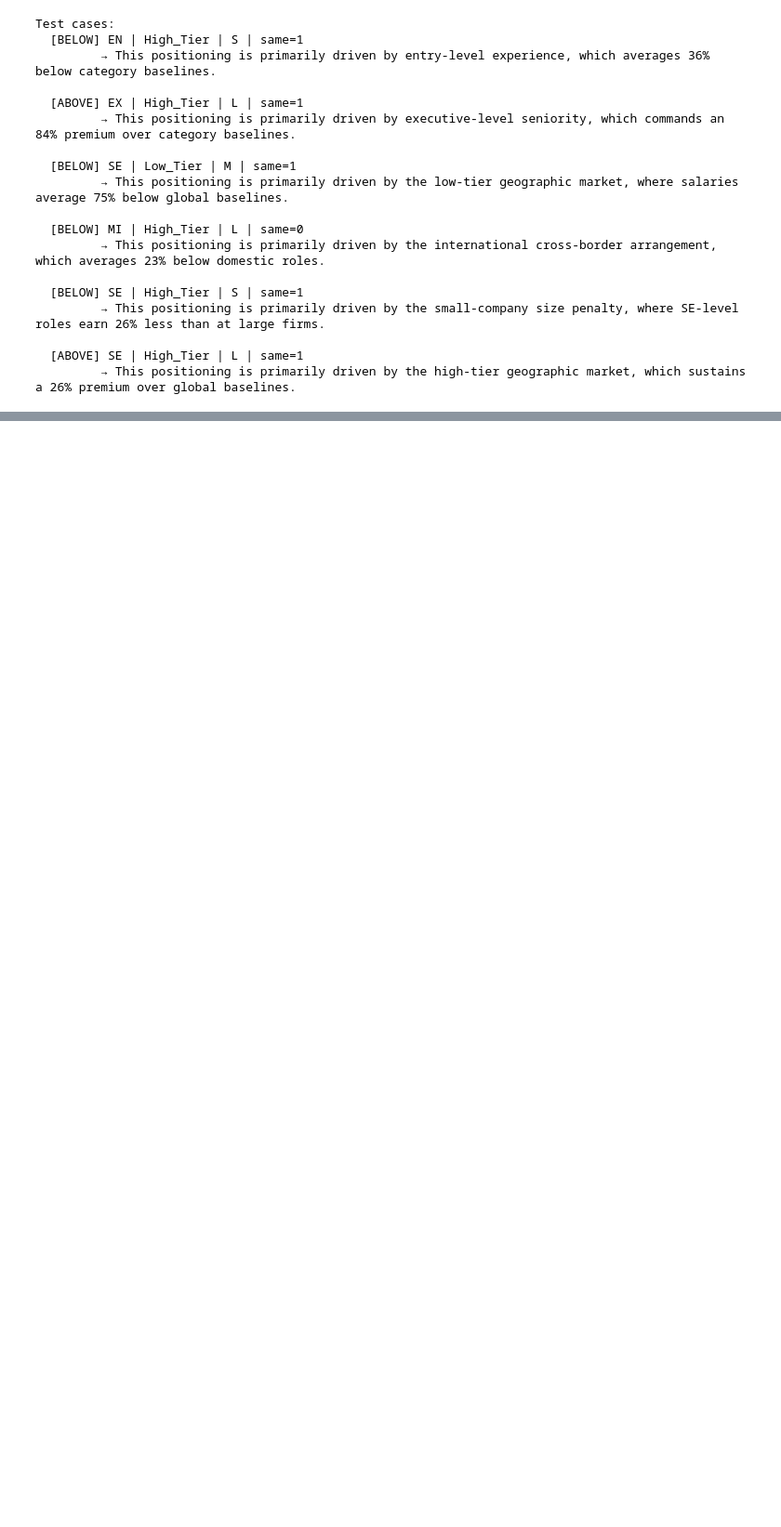
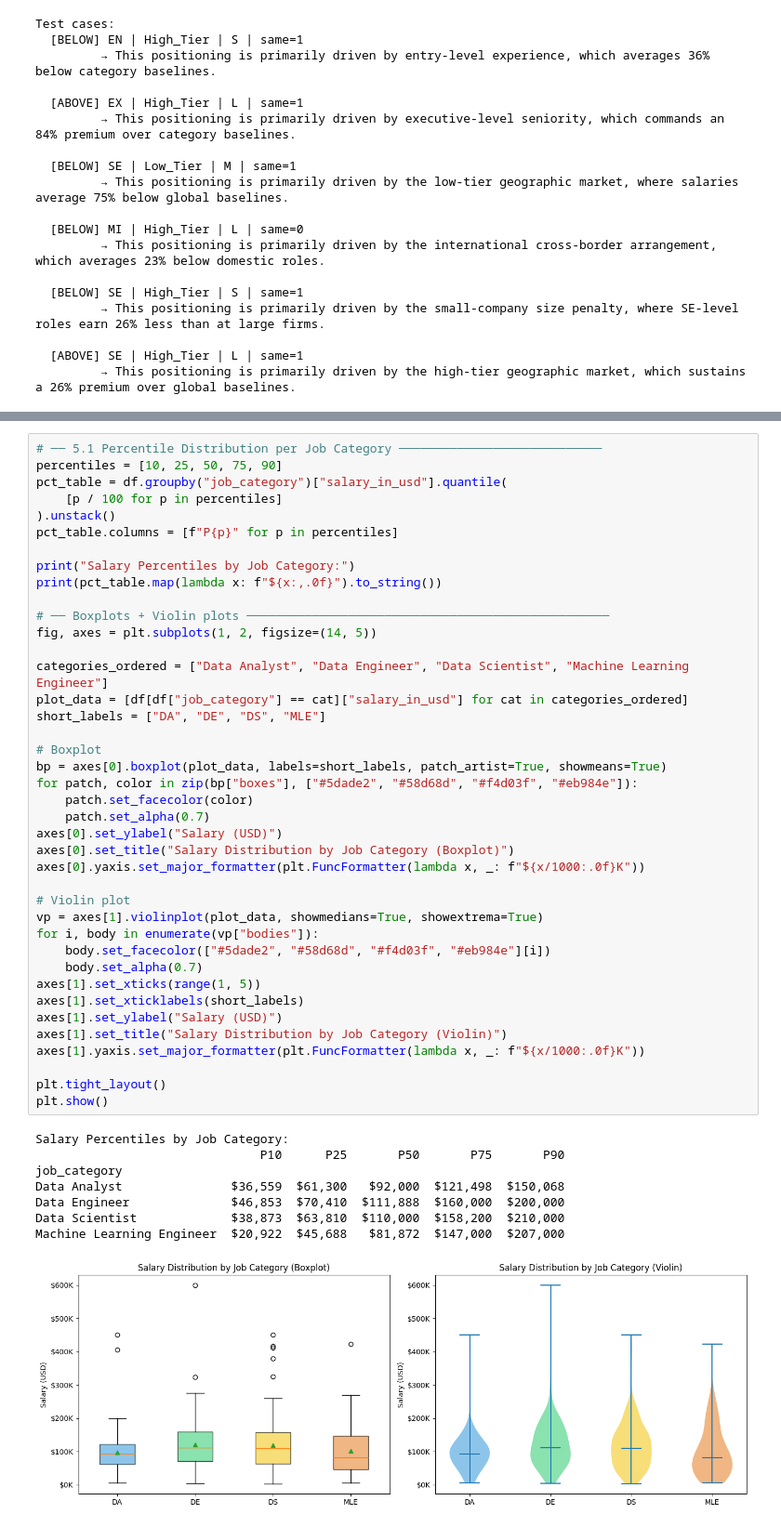
Before and after one commit to mahdizn1/salary-prediction-app, a Jupyter notebook: eda_feature_rules.ipynb, the cells around one changed output, grey strips where cells are left out. Shown at 93% size. Drawn from its saved outputs; the diff is of its cells as text; blank space fills up the shorter version.

```diff
--- a/eda_feature_rules.ipynb
+++ b/eda_feature_rules.ipynb
@@ -417,0 +429,49 @@ Test cases:
+# %%
+# ── 5.1 Percentile Distribution per Job Category ────────────────────────────
+percentiles = [10, 25, 50, 75, 90]
+pct_table = df.groupby("job_category")["salary_in_usd"].quantile(
+    [p / 100 for p in percentiles]
+).unstack()
+pct_table.columns = [f"P{p}" for p in percentiles]
+
+print("Salary Percentiles by Job Category:")
+print(pct_table.map(lambda x: f"${x:,.0f}").to_string())
+
+# ── Boxplots + Violin plots ──────────────────────────────────────────────────
+fig, axes = plt.subplots(1, 2, figsize=(14, 5))
+
+categories_ordered = ["Data Analyst", "Data Engineer", "Data Scientist", "Machine Learning Engineer"]
+plot_data = [df[df["job_category"] == cat]["salary_in_usd"] for cat in categories_ordered]
+short_labels = ["DA", "DE", "DS", "MLE"]
+
+# Boxplot
+bp = axes[0].boxplot(plot_data, labels=short_labels, patch_artist=True, showmeans=True)
+for patch, color in zip(bp["boxes"], ["#5dade2", "#58d68d", "#f4d03f", "#eb984e"]):
+    patch.set_facecolor(color)
+    patch.set_alpha(0.7)
+axes[0].set_ylabel("Salary (USD)")
+axes[0].set_title("Salary Distribution by Job Category (Boxplot)")
+axes[0].yaxis.set_major_formatter(plt.FuncFormatter(lambda x, _: f"${x/1000:.0f}K"))
+
+# Violin plot
+vp = axes[1].violinplot(plot_data, showmedians=True, showextrema=True)
+for i, body in enumerate(vp["bodies"]):
+    body.set_facecolor(["#5dade2", "#58d68d", "#f4d03f", "#eb984e"][i])
+    body.set_alpha(0.7)
+axes[1].set_xticks(range(1, 5))
+axes[1].set_xticklabels(short_labels)
+axes[1].set_ylabel("Salary (USD)")
+axes[1].set_title("Salary Distribution by Job Category (Violin)")
+axes[1].yaxis.set_major_formatter(plt.FuncFormatter(lambda x, _: f"${x/1000:.0f}K"))
+
+plt.tight_layout()
+plt.show()
+# %% [output]
+Salary Percentiles by Job Category:
+                               P10      P25       P50       P75       P90
+job_category
+Data Analyst               $36,559  $61,300   $92,000  $121,498  $150,068
+Data Engineer              $46,853  $70,410  $111,888  $160,000  $200,000
+Data Scientist             $38,873  $63,810  $110,000  $158,200  $210,000
+Machine Learning Engineer  $20,922  $45,688   $81,872  $147,000  $207,000
+[figure, added]
```
Also changed, not shown: parts of 3 cells of this notebook, 1 other file.
